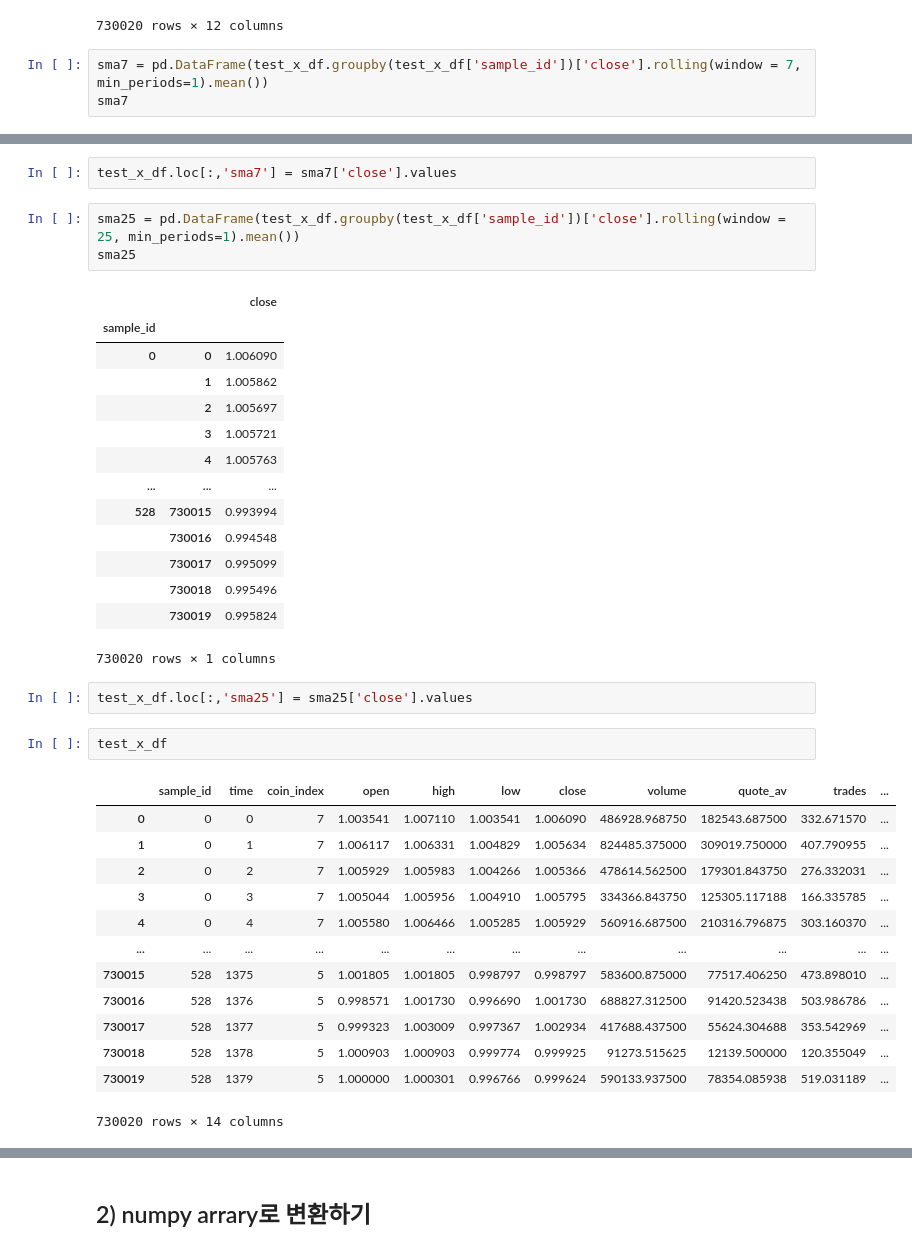
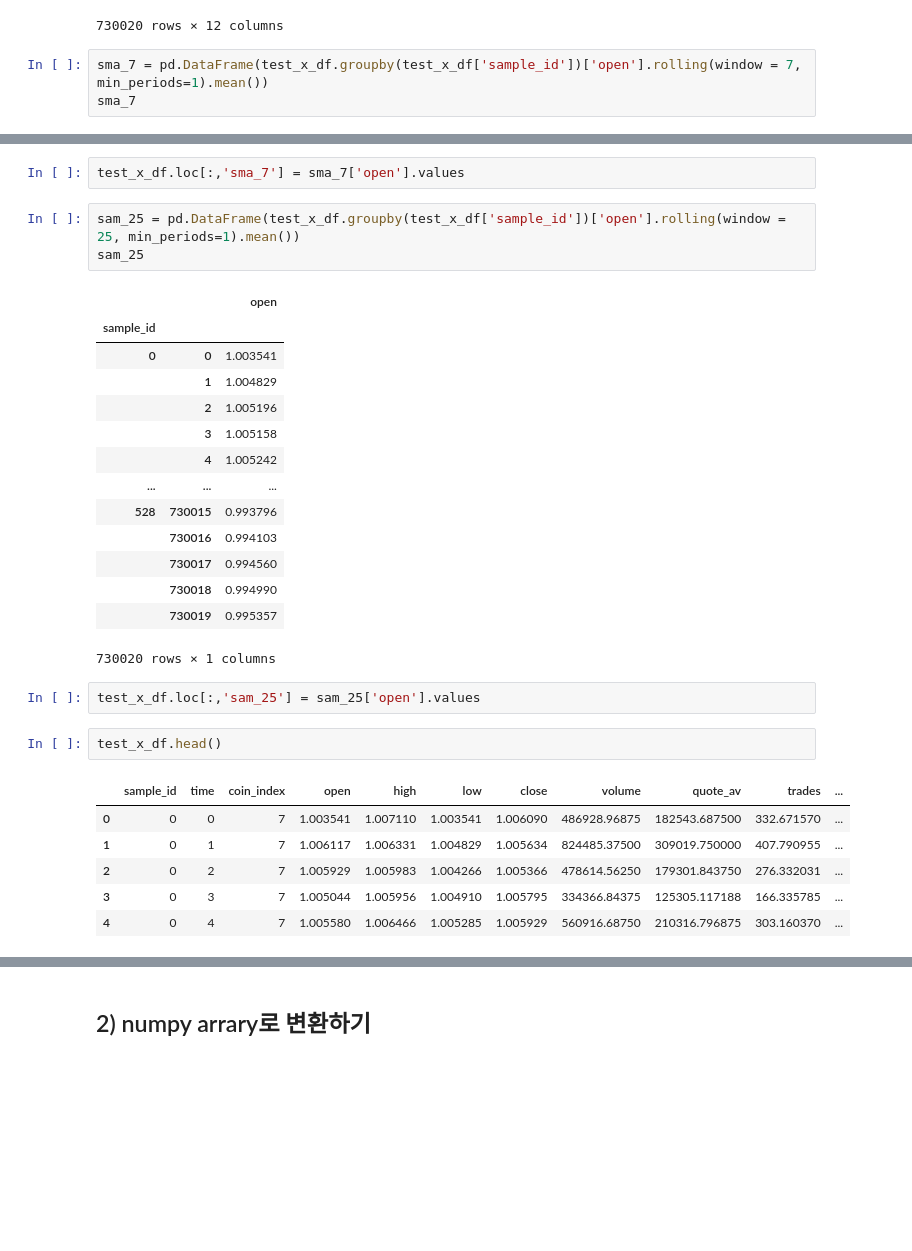
Before and after one commit to ModuWay/baseline, a Jupyter notebook: MACD_visualization.ipynb, the cells around one changed output, grey strips where cells are left out. Cells and saved outputs as stored; diff of their text form; blank space fills up the shorter version.

```diff
--- a/MACD_visualization.ipynb
+++ b/MACD_visualization.ipynb
@@ -233,6 +215,6 @@ test_x_df
 | 730019 | 528 | 1379 | 5 | 1.000000 | 1.000301 | 0.996766 | 0.999624 | 590133.937500 | 78354.085938 | 519.031189 | ... |
 730020 rows × 12 columns
 # %%
-sma7 = pd.DataFrame(test_x_df.groupby(test_x_df['sample_id'])['close'].rolling(window = 7, min_periods=1).mean())
-sma7
+sma_7 = pd.DataFrame(test_x_df.groupby(test_x_df['sample_id'])['open'].rolling(window = 7, min_periods=1).mean())
+sma_7
 # %% [output]
@@ -252,41 +234,34 @@ sma7
 730020 rows × 1 columns
 # %%
-test_x_df.loc[:,'sma7'] = sma7['close'].values
+test_x_df.loc[:,'sma_7'] = sma_7['open'].values
 # %%
-sma25 = pd.DataFrame(test_x_df.groupby(test_x_df['sample_id'])['close'].rolling(window = 25, min_periods=1).mean())
-sma25
+sam_25 = pd.DataFrame(test_x_df.groupby(test_x_df['sample_id'])['open'].rolling(window = 25, min_periods=1).mean())
+sam_25
 # %% [output]
-|  |  | close |
+|  |  | open |
 | sample_id |  |  |
-| 0 | 0 | 1.006090 |
-|  | 1 | 1.005862 |
-|  | 2 | 1.005697 |
-|  | 3 | 1.005721 |
-|  | 4 | 1.005763 |
+| 0 | 0 | 1.003541 |
+|  | 1 | 1.004829 |
+|  | 2 | 1.005196 |
+|  | 3 | 1.005158 |
+|  | 4 | 1.005242 |
 | ... | ... | ... |
-| 528 | 730015 | 0.993994 |
-|  | 730016 | 0.994548 |
-|  | 730017 | 0.995099 |
-|  | 730018 | 0.995496 |
-|  | 730019 | 0.995824 |
+| 528 | 730015 | 0.993796 |
+|  | 730016 | 0.994103 |
+|  | 730017 | 0.994560 |
+|  | 730018 | 0.994990 |
+|  | 730019 | 0.995357 |
 730020 rows × 1 columns
 # %%
-test_x_df.loc[:,'sma25'] = sma25['close'].values
+test_x_df.loc[:,'sam_25'] = sam_25['open'].values
 # %%
-test_x_df
+test_x_df.head()
 # %% [output]
 |  | sample_id | time | coin_index | open | high | low | close | volume | quote_av | trades | ... |
-| 0 | 0 | 0 | 7 | 1.003541 | 1.007110 | 1.003541 | 1.006090 | 486928.968750 | 182543.687500 | 332.671570 | ... |
-| 1 | 0 | 1 | 7 | 1.006117 | 1.006331 | 1.004829 | 1.005634 | 824485.375000 | 309019.750000 | 407.790955 | ... |
-| 2 | 0 | 2 | 7 | 1.005929 | 1.005983 | 1.004266 | 1.005366 | 478614.562500 | 179301.843750 | 276.332031 | ... |
-| 3 | 0 | 3 | 7 | 1.005044 | 1.005956 | 1.004910 | 1.005795 | 334366.843750 | 125305.117188 | 166.335785 | ... |
-| 4 | 0 | 4 | 7 | 1.005580 | 1.006466 | 1.005285 | 1.005929 | 560916.687500 | 210316.796875 | 303.160370 | ... |
-| ... | ... | ... | ... | ... | ... | ... | ... | ... | ... | ... | ... |
-| 730015 | 528 | 1375 | 5 | 1.001805 | 1.001805 | 0.998797 | 0.998797 | 583600.875000 | 77517.406250 | 473.898010 | ... |
-| 730016 | 528 | 1376 | 5 | 0.998571 | 1.001730 | 0.996690 | 1.001730 | 688827.312500 | 91420.523438 | 503.986786 | ... |
-| 730017 | 528 | 1377 | 5 | 0.999323 | 1.003009 | 0.997367 | 1.002934 | 417688.437500 | 55624.304688 | 353.542969 | ... |
-| 730018 | 528 | 1378 | 5 | 1.000903 | 1.000903 | 0.999774 | 0.999925 | 91273.515625 | 12139.500000 | 120.355049 | ... |
-| 730019 | 528 | 1379 | 5 | 1.000000 | 1.000301 | 0.996766 | 0.999624 | 590133.937500 | 78354.085938 | 519.031189 | ... |
+| 0 | 0 | 0 | 7 | 1.003541 | 1.007110 | 1.003541 | 1.006090 | 486928.96875 | 182543.687500 | 332.671570 | ... |
+| 1 | 0 | 1 | 7 | 1.006117 | 1.006331 | 1.004829 | 1.005634 | 824485.37500 | 309019.750000 | 407.790955 | ... |
+| 2 | 0 | 2 | 7 | 1.005929 | 1.005983 | 1.004266 | 1.005366 | 478614.56250 | 179301.843750 | 276.332031 | ... |
+| 3 | 0 | 3 | 7 | 1.005044 | 1.005956 | 1.004910 | 1.005795 | 334366.84375 | 125305.117188 | 166.335785 | ... |
+| 4 | 0 | 4 | 7 | 1.005580 | 1.006466 | 1.005285 | 1.005929 | 560916.68750 | 210316.796875 | 303.160370 | ... |
-730020 rows × 14 columns
 # %%
 # test_x_df macdo 지표 추가
```
Also changed, not shown: parts of 31 cells of this notebook.
